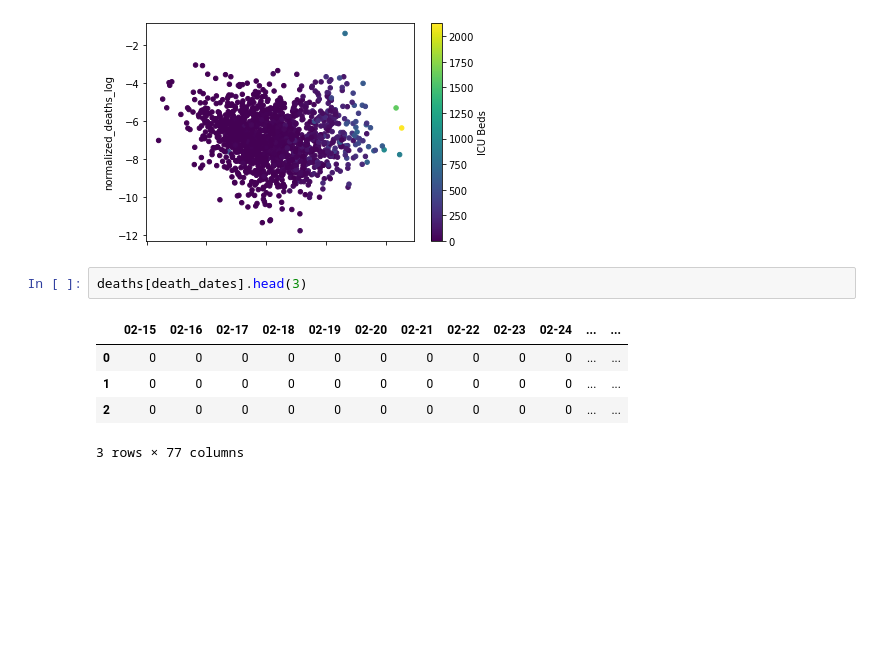
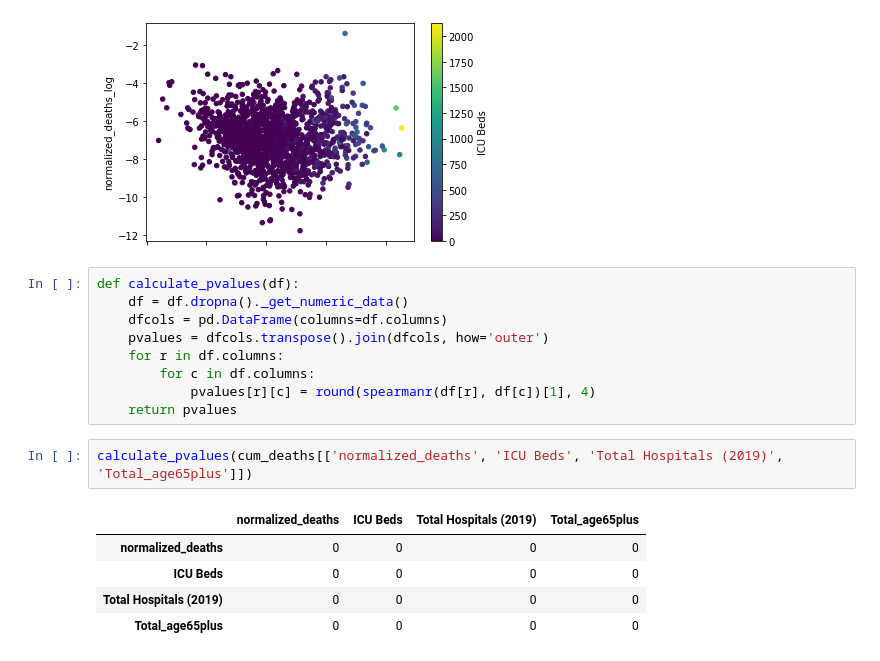
Before and after one commit to jhu-covid-optimization/covid-drivers, a Jupyter notebook: notebooks/06-rp-hospital_analysis.ipynb, the cells around one changed output. Cells and saved outputs as stored; diff of their text form; blank space fills up the shorter version.

```diff
--- a/notebooks/06-rp-hospital_analysis.ipynb
+++ b/notebooks/06-rp-hospital_analysis.ipynb
@@ -89,11 +97,20 @@ cum_deaths.plot.scatter(x='Total Hospitals (2019) log', y='normalized_deaths_log
 # %% [output]
 <matplotlib.axes._subplots.AxesSubplot at 0x...>
 [figure]
-# %%
-deaths[death_dates].head(3)
-# %% [output]
-|  | 02-15 | 02-16 | 02-17 | 02-18 | 02-19 | 02-20 | 02-21 | 02-22 | 02-23 | 02-24 | ... | ... |
-| 0 | 0 | 0 | 0 | 0 | 0 | 0 | 0 | 0 | 0 | 0 | ... | ... |
-| 1 | 0 | 0 | 0 | 0 | 0 | 0 | 0 | 0 | 0 | 0 | ... | ... |
-| 2 | 0 | 0 | 0 | 0 | 0 | 0 | 0 | 0 | 0 | 0 | ... | ... |
-3 rows × 77 columns
+# %%
+def calculate_pvalues(df):
+    df = df.dropna()._get_numeric_data()
+    dfcols = pd.DataFrame(columns=df.columns)
+    pvalues = dfcols.transpose().join(dfcols, how='outer')
+    for r in df.columns:
+        for c in df.columns:
+            pvalues[r][c] = round(spearmanr(df[r], df[c])[1], 4)
+    return pvalues
+# %%
+calculate_pvalues(cum_deaths[['normalized_deaths', 'ICU Beds', 'Total Hospitals (2019)', 'Total_age65plus']])
+# %% [output]
+|  | normalized_deaths | ICU Beds | Total Hospitals (2019) | Total_age65plus |
+| normalized_deaths | 0 | 0 | 0 | 0 |
+| ICU Beds | 0 | 0 | 0 | 0 |
+| Total Hospitals (2019) | 0 | 0 | 0 | 0 |
+| Total_age65plus | 0 | 0 | 0 | 0 |
```
Also changed, not shown: parts of 3 cells of this notebook, 1 other file.
